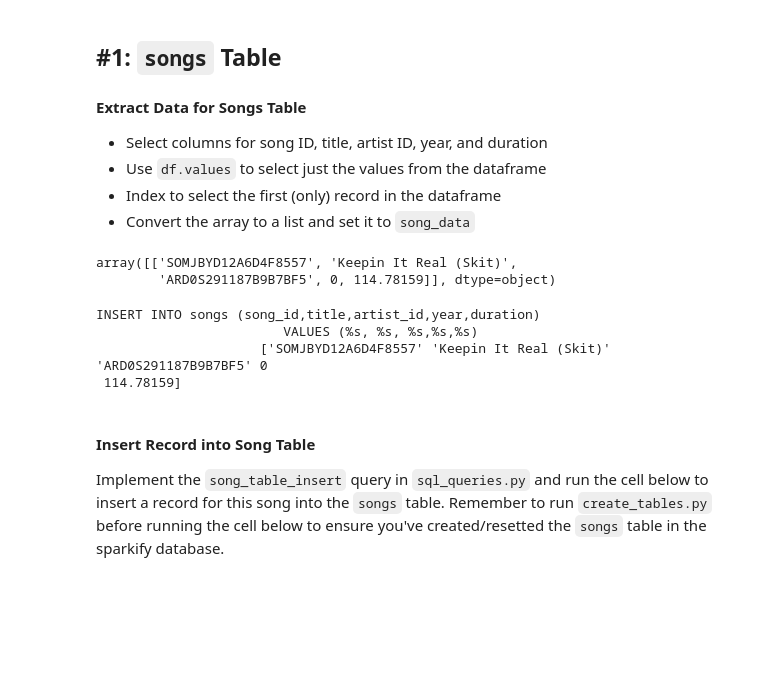
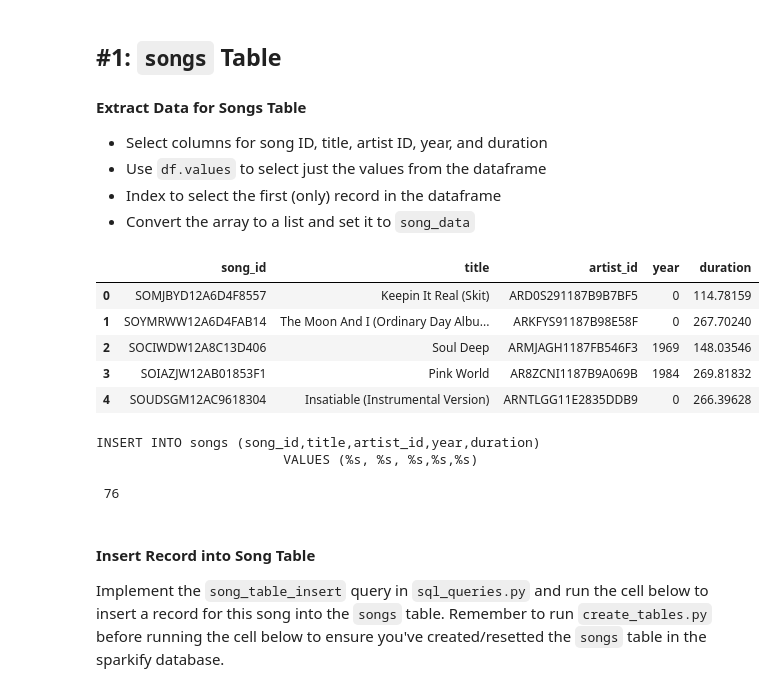
Before and after one commit to anw1986/data-modelling-sparkify, a Jupyter notebook: etl.ipynb, the cells around one changed output. Cells and saved outputs as stored; diff of their text form; code cells hidden in the pictures; blank space fills up the shorter version.

```diff
--- a/etl.ipynb
+++ b/etl.ipynb
@@ -57,19 +97,24 @@ df.head()
 - Convert the array to a list and set it to `song_data`
 # %%
 columns=['song_id','title','artist_id','year','duration']
-song_data =df[columns].values
-song_data
+# song_data =df[columns].values
+song_data =df[columns]
+song_data.head()
 #song_data_values=song_data.values
 # %% [output]
-array([['SOMJBYD12A6D4F8557', 'Keepin It Real (Skit)',
-        'ARD0S291187B9B7BF5', 0, 114.78159]], dtype=object)
+|  | song_id | title | artist_id | year | duration |
+| 0 | SOMJBYD12A6D4F8557 | Keepin It Real (Skit) | ARD0S291187B9B7BF5 | 0 | 114.78159 |
+| 1 | SOYMRWW12A6D4FAB14 | The Moon And I (Ordinary Day Albu... | ARKFYS91187B98E58F | 0 | 267.70240 |
+| 2 | SOCIWDW12A8C13D406 | Soul Deep | ARMJAGH1187FB546F3 | 1969 | 148.03546 |
+| 3 | SOIAZJW12AB01853F1 | Pink World | AR8ZCNI1187B9A069B | 1984 | 269.81832 |
+| 4 | SOUDSGM12AC9618304 | Insatiable (Instrumental Version) | ARNTLGG11E2835DDB9 | 0 | 266.39628 |
 # %%
-print(song_table_insert, song_data[0])
+print(song_table_insert,'\n',len(song_data))
 # %% [output]
 INSERT INTO songs (song_id,title,artist_id,year,duration)
                         VALUES (%s, %s, %s,%s,%s)
-                     ['SOMJBYD12A6D4F8557' 'Keepin It Real (Skit)' 'ARD0S291187B9B7BF5' 0
- 114.78159]
+
+ 76
 # %% [markdown]
 #### Insert Record into Song Table
 Implement the `song_table_insert` query in `sql_queries.py` and run the cell below to insert a record for this song into the `songs` table. Remember to run `create_tables.py` before running the cell below to ensure you've created/resetted the `songs` table in the sparkify database.
```
Also changed, not shown: parts of 28 cells of this notebook, 3 other files.
